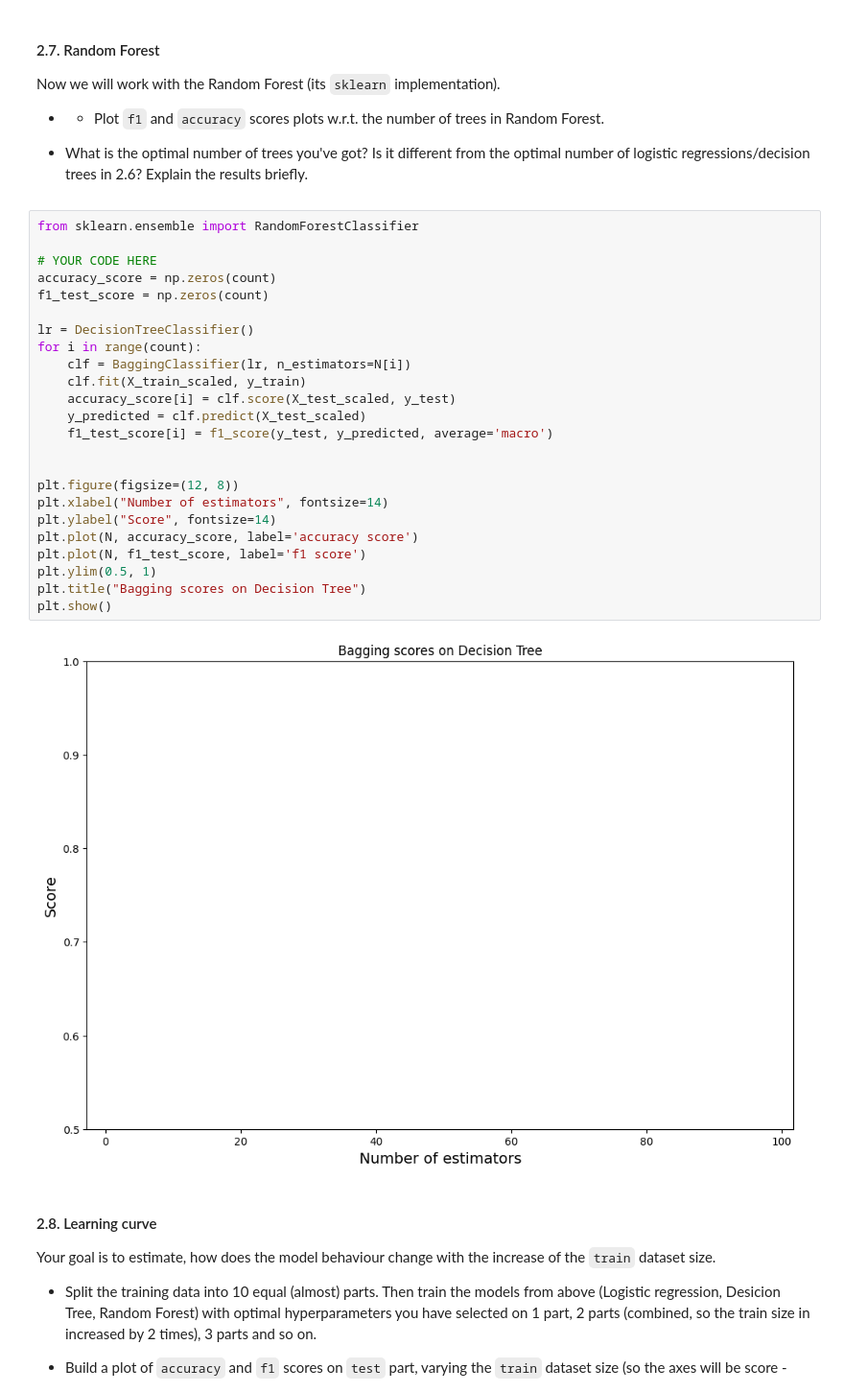
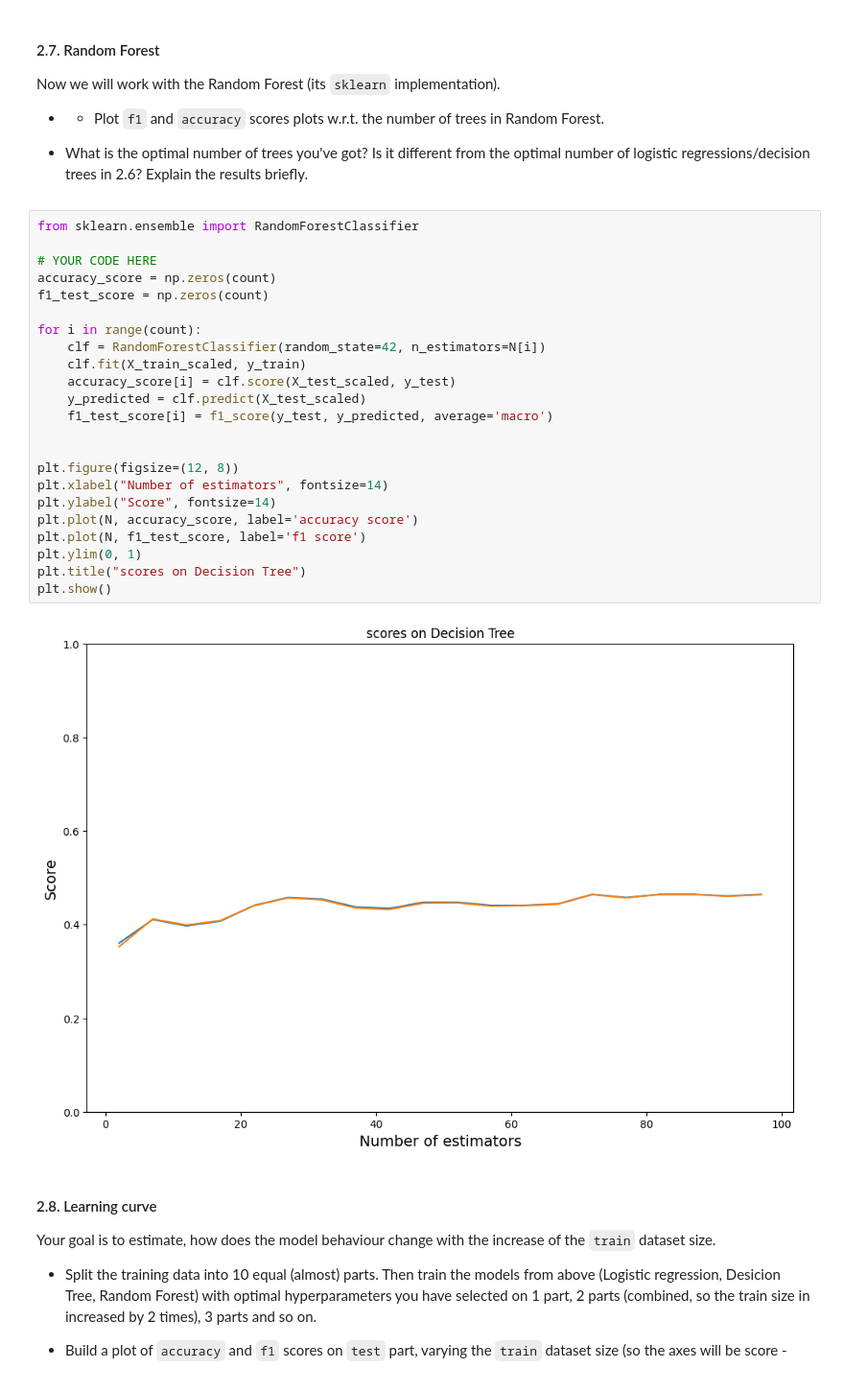
Before and after one commit to Masoudvahid/ML-2022-MIPT, a Jupyter notebook: lab01_ml_pipeline/Lab1_part2_ml_pipeline.ipynb, the cells around one changed output. Shown at 96% size. Drawn from its saved outputs; the diff is of its cells as text.

```diff
--- a/lab01_ml_pipeline/Lab1_part2_ml_pipeline.ipynb
+++ b/lab01_ml_pipeline/Lab1_part2_ml_pipeline.ipynb
@@ -431,29 +431,28 @@ Now we will work with the Random Forest (its `sklearn` implementation).
 # %%
 from sklearn.ensemble import RandomForestClassifier
 
 # YOUR CODE HERE
 accuracy_score = np.zeros(count)
 f1_test_score = np.zeros(count)
 
-lr = DecisionTreeClassifier()
 for i in range(count):
-    clf = BaggingClassifier(lr, n_estimators=N[i])
+    clf = RandomForestClassifier(random_state=42, n_estimators=N[i])
     clf.fit(X_train_scaled, y_train)
     accuracy_score[i] = clf.score(X_test_scaled, y_test)
     y_predicted = clf.predict(X_test_scaled)
     f1_test_score[i] = f1_score(y_test, y_predicted, average='macro')
 
 
 plt.figure(figsize=(12, 8))
 plt.xlabel("Number of estimators", fontsize=14)
 plt.ylabel("Score", fontsize=14)
 plt.plot(N, accuracy_score, label='accuracy score')
 plt.plot(N, f1_test_score, label='f1 score')
-plt.ylim(0.5, 1)
-plt.title("Bagging scores on Decision Tree")
+plt.ylim(0, 1)
+plt.title("scores on Decision Tree")
 plt.show()
 # %% [output]
-[figure, old version]
+[figure, new version]
 # %% [markdown]
 #### 2.8. Learning curve
 Your goal is to estimate, how does the model behaviour change with the increase of the `train` dataset size.
```
Also changed, not shown: parts of 2 cells of this notebook.
